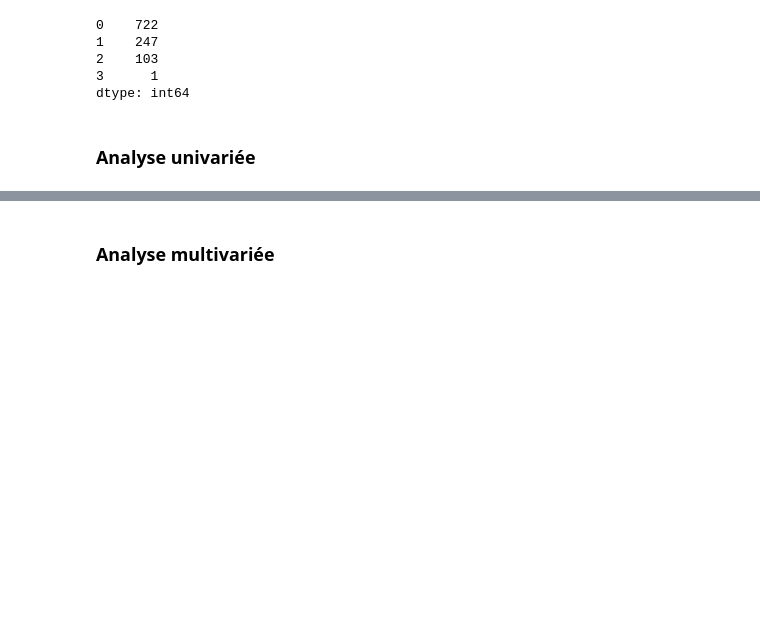
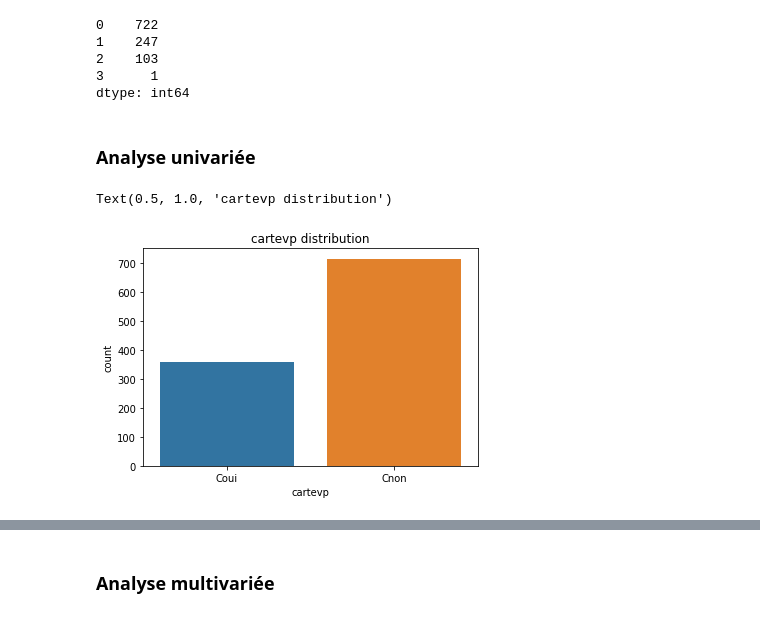
Before and after one commit to mahdiou-diallo/Projet_AppSup, a Jupyter notebook: src/visa.ipynb, the cells around one changed output, grey strips where cells are left out. Drawn from its saved outputs; the diff is of its cells as text; code cells hidden in the pictures; blank space fills up the shorter version.

```diff
--- a/src/visa.ipynb
+++ b/src/visa.ipynb
@@ -129,6 +129,12 @@ dots.sum(axis=1).value_counts()
 dtype: int64
 # %% [markdown]
 ### Analyse univariée
+# %%
+sns.countplot(x=visa.cartevp)
+plt.title(f'cartevp distribution')
+# %% [output]
+Text(0.5, 1.0, 'cartevp distribution')
+[figure, added]
 # %%
 visa_quali = visa[quali_vars]
 
```
Also changed, not shown: parts of 20 cells of this notebook.
